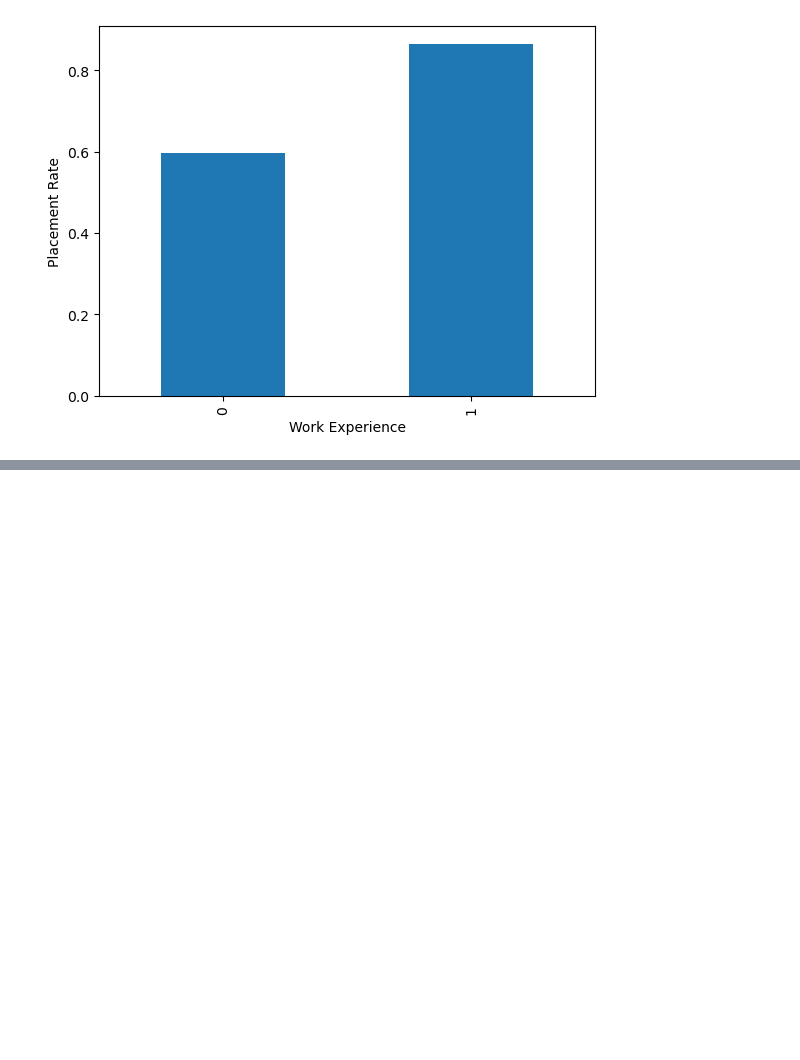
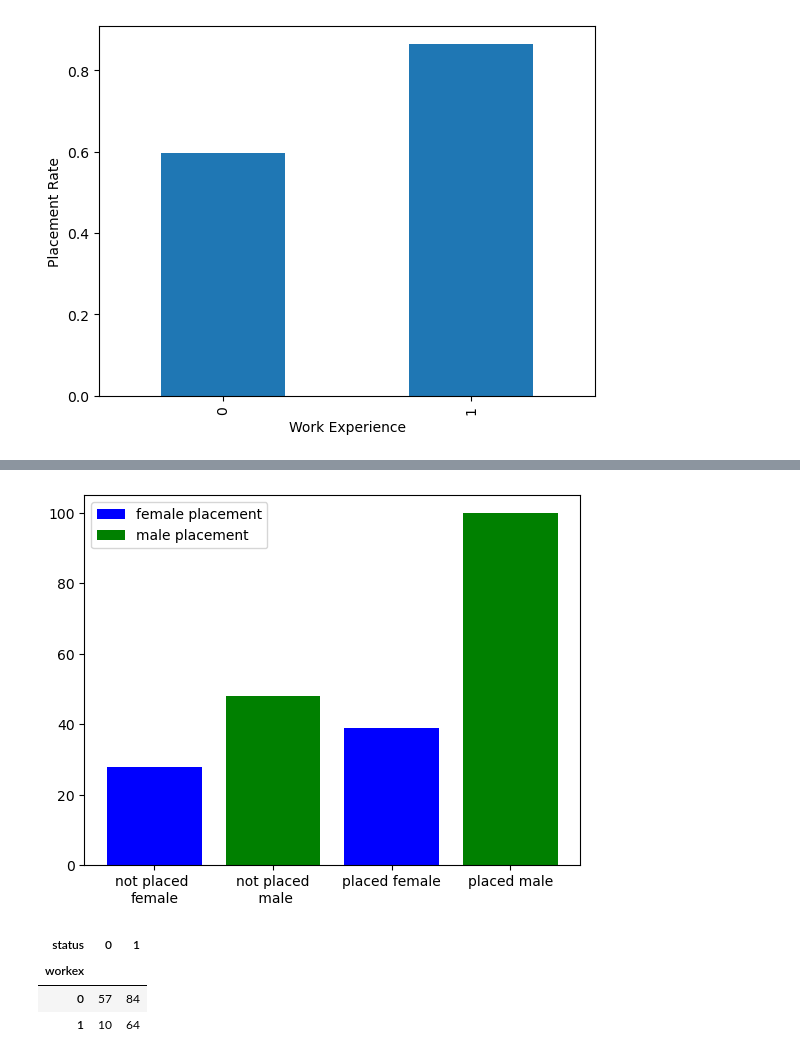
Before and after one commit to Ddhruv-IOT/Student-Placement-Predictor, a Jupyter notebook: Untitled.ipynb, the cells around one changed output, grey strips where cells are left out. Saved outputs shown, nothing was run; the diff lists cells and outputs as text; code cells hidden in the pictures; blank space fills up the shorter version.

```diff
--- a/Untitled.ipynb
+++ b/Untitled.ipynb
@@ -242,0 +283,25 @@ dtype: int64
+# %%
+x = df.groupby(['gender', 'status']).size().unstack()
+# %%
+g_pla = x[0][1]
+g_npla = x[0][0]
+b_pla = x [1][1]
+b_npla = x [1][0]
+
+plt.bar([0,2],height=[g_npla,g_pla],color='b',align='center')
+plt.xticks(range(0,4),['not placed \nfemale','not placed\n male','placed female','placed male'])
+plt.bar([1,3],height=[b_npla,b_pla],color='g',align='center')
+
+plt.legend(['female placement', 'male placement'])
+#To show the plot finally we have used plt.show().
+plt.show()
+# %% [output]
+[figure, added]
+# %%
+x1 = df.groupby(['workex', 'status']).size().unstack()
+x1
+# %% [output]
+| status | 0 | 1 |
+| workex |  |  |
+| 0 | 57 | 84 |
+| 1 | 10 | 64 |
```
Also changed, not shown: parts of 27 cells of this notebook.
